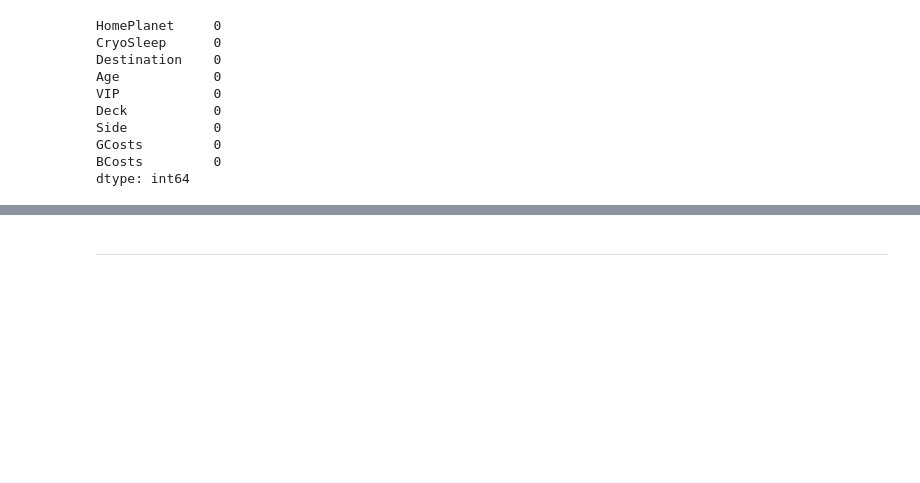
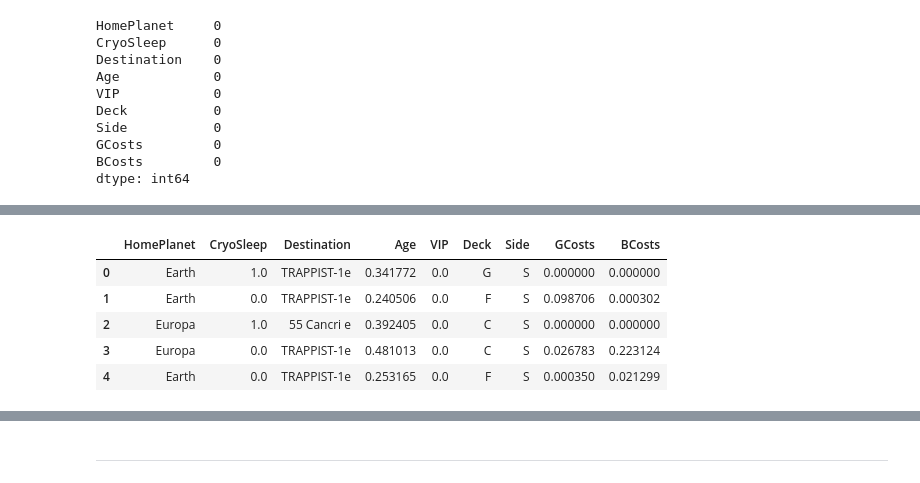
Before and after one commit to Perfomo/Kaggle-Spaceship-Titanic-Competition, a Jupyter notebook: SpaceshipTitanic.ipynb, the cells around one changed output, grey strips where cells are left out. Saved outputs shown, nothing was run; the diff lists cells and outputs as text; code cells hidden in the pictures; blank space fills up the shorter version.

```diff
--- a/SpaceshipTitanic.ipynb
+++ b/SpaceshipTitanic.ipynb
@@ -223,10 +234,10 @@ train_data.head()
 test_data[["Deck", "Num", "Side"]] = test_data["Cabin"].str.split("/", expand=True)
 test_data["HomePlanet"] = test_data["HomePlanet"].fillna("Earth")
 test_data["Destination"] = test_data["Destination"].fillna("TRAPPIST-1e")
-test_data["VIP"] = test_data["VIP"].fillna("False")
+test_data["VIP"] = test_data["VIP"].fillna(False)
 test_data["Side"] = test_data["Side"].fillna("N")
 test_data["Deck"] = test_data["Deck"].fillna("N")
-test_data["CryoSleep"] = test_data["CryoSleep"].fillna("False")
+test_data["CryoSleep"] = test_data["CryoSleep"].fillna(False)
 test_data = test_data.drop(["PassengerId", "Name", "Cabin", "Num"], axis=1)
 test_data.head()
 # %% [output]
@@ -291,3 +302,18 @@ train_data["VIP"] = train_data["VIP"] * 1
 
 test_data["CryoSleep"] = test_data["CryoSleep"] * 1
 test_data["VIP"] = test_data["VIP"] * 1
+# %%
+from sklearn.preprocessing import MinMaxScaler
+mms = MinMaxScaler()
+mms.fit(train_data[["CryoSleep","Age", "VIP", "GCosts", "BCosts"]])
+train_data[["CryoSleep","Age", "VIP", "GCosts", "BCosts"]] = mms.transform(train_data[["CryoSleep","Age", "VIP", "GCosts", "BCosts"]])
+test_data[["CryoSleep","Age", "VIP", "GCosts", "BCosts"]] = mms.transform(test_data[["CryoSleep","Age", "VIP", "GCosts", "BCosts"]])
+# %%
+test_data.head()
+# %% [output]
+|  | HomePlanet | CryoSleep | Destination | Age | VIP | Deck | Side | GCosts | BCosts |
+| 0 | Earth | 1.0 | TRAPPIST-1e | 0.341772 | 0.0 | G | S | 0.000000 | 0.000000 |
+| 1 | Earth | 0.0 | TRAPPIST-1e | 0.240506 | 0.0 | F | S | 0.098706 | 0.000302 |
+| 2 | Europa | 1.0 | 55 Cancri e | 0.392405 | 0.0 | C | S | 0.000000 | 0.000000 |
+| 3 | Europa | 0.0 | TRAPPIST-1e | 0.481013 | 0.0 | C | S | 0.026783 | 0.223124 |
+| 4 | Earth | 0.0 | TRAPPIST-1e | 0.253165 | 0.0 | F | S | 0.000350 | 0.021299 |
```
Also changed, not shown: parts of 20 cells of this notebook.
